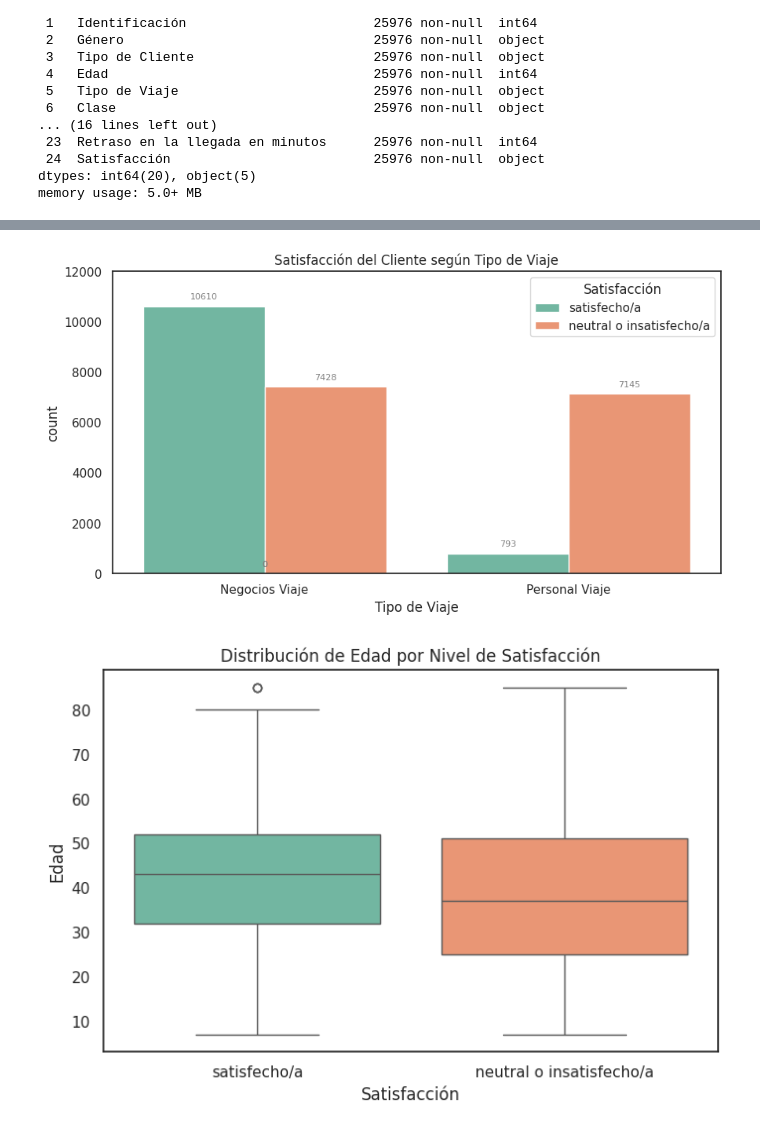
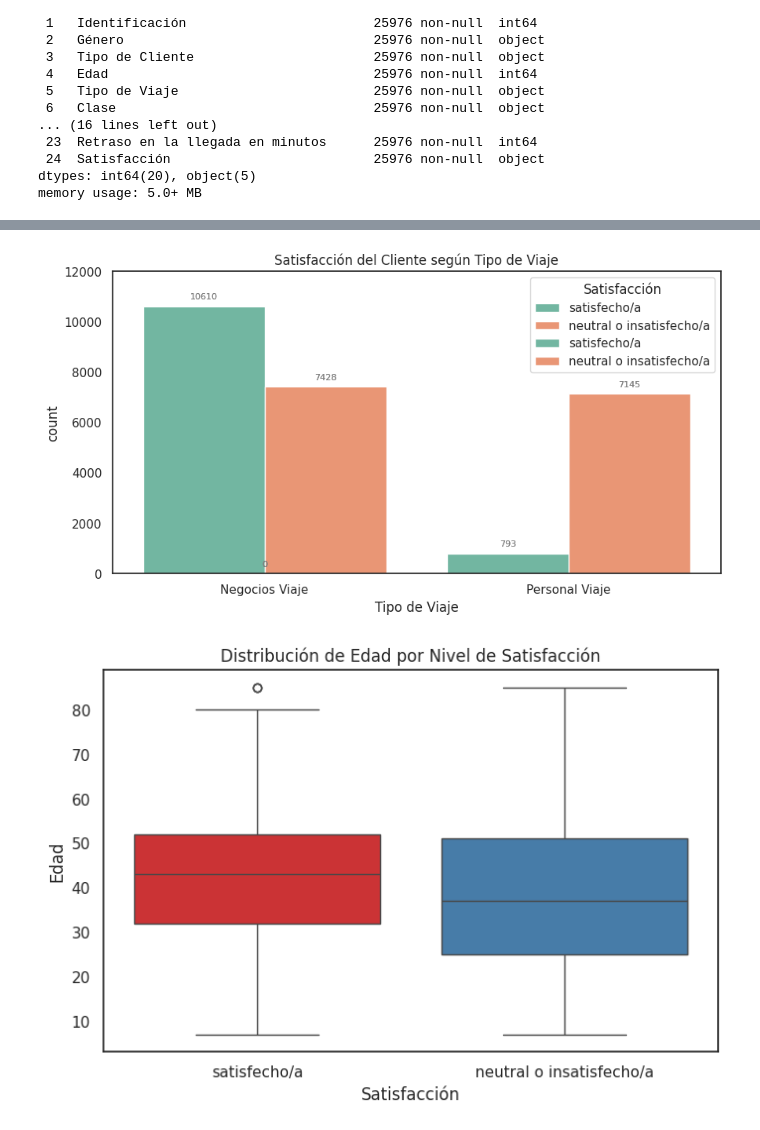
Before and after one commit to tomasrojas88/Data_Science_1, a Jupyter notebook: Satisfacción_Clientes_Aerolíneas.ipynb, the cells around one changed output, grey strips where cells are left out. Cells and saved outputs as stored; diff of their text form; code cells hidden in the pictures.

```diff
--- a/Satisfacción_Clientes_Aerolíneas.ipynb
+++ b/Satisfacción_Clientes_Aerolíneas.ipynb
@@ -210,6 +210,7 @@ plt.show()
 sns.set_style("white")
 plt.figure(figsize=(10, 5))
 plt.title('Satisfacción del Cliente según Tipo de Viaje')
+sns.countplot(data=df, x='Tipo de Viaje', hue='Satisfacción', palette='Set2')
 # Agregar etiquetas de datos
 ax = sns.countplot(data=df, x='Tipo de Viaje', hue='Satisfacción', palette='Set2')
 # Agregar etiquetas en cada barra
@@ -222,13 +223,13 @@ for p in ax.patches:
 plt.ylim(0, 12000)
 plt.show()
 # %% [output]
-[figure, old version]
+[figure, new version]
 # %%
 plt.figure(figsize=(8,5))
-sns.boxplot(data=df, x="Satisfacción", y="Edad", palette="Set2")
+sns.boxplot(data=df, x="Satisfacción", y="Edad", palette="Set1")
 plt.title("Distribución de Edad por Nivel de Satisfacción")
 plt.xlabel("Satisfacción")
 plt.ylabel("Edad")
 plt.show()
 # %% [output]
-[figure, old version]
+[figure, new version]
```
Also changed, not shown: parts of 4 cells of this notebook.
